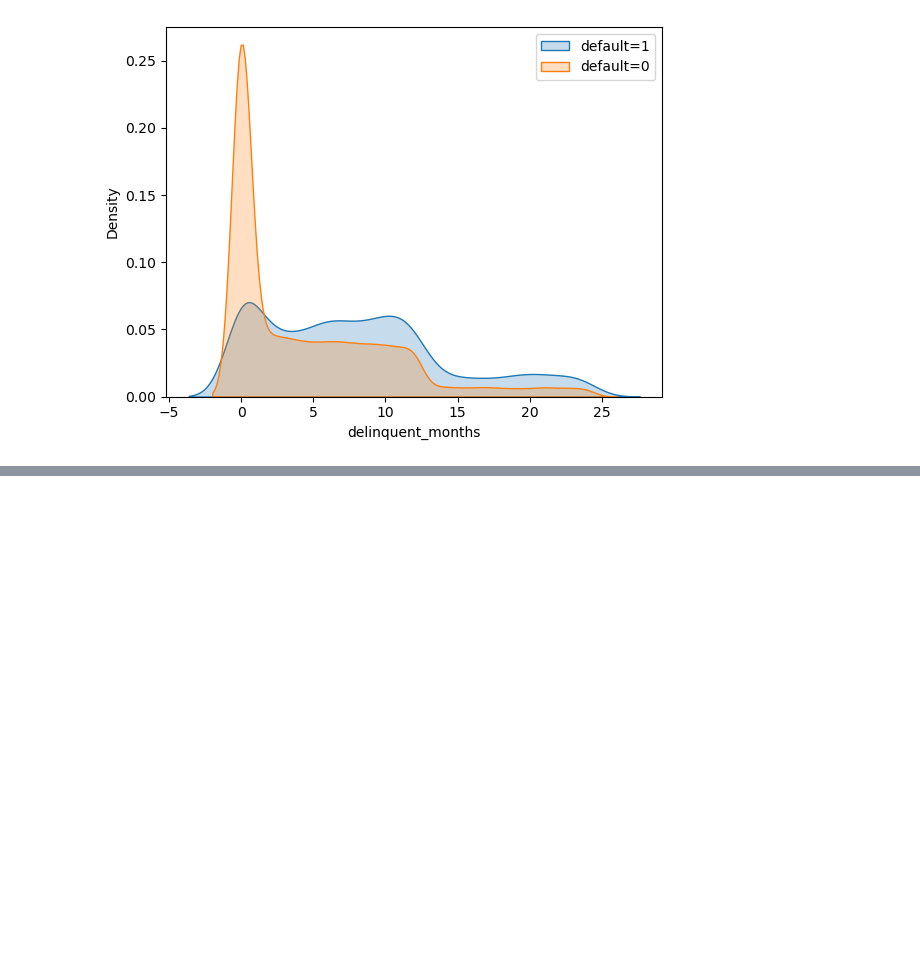
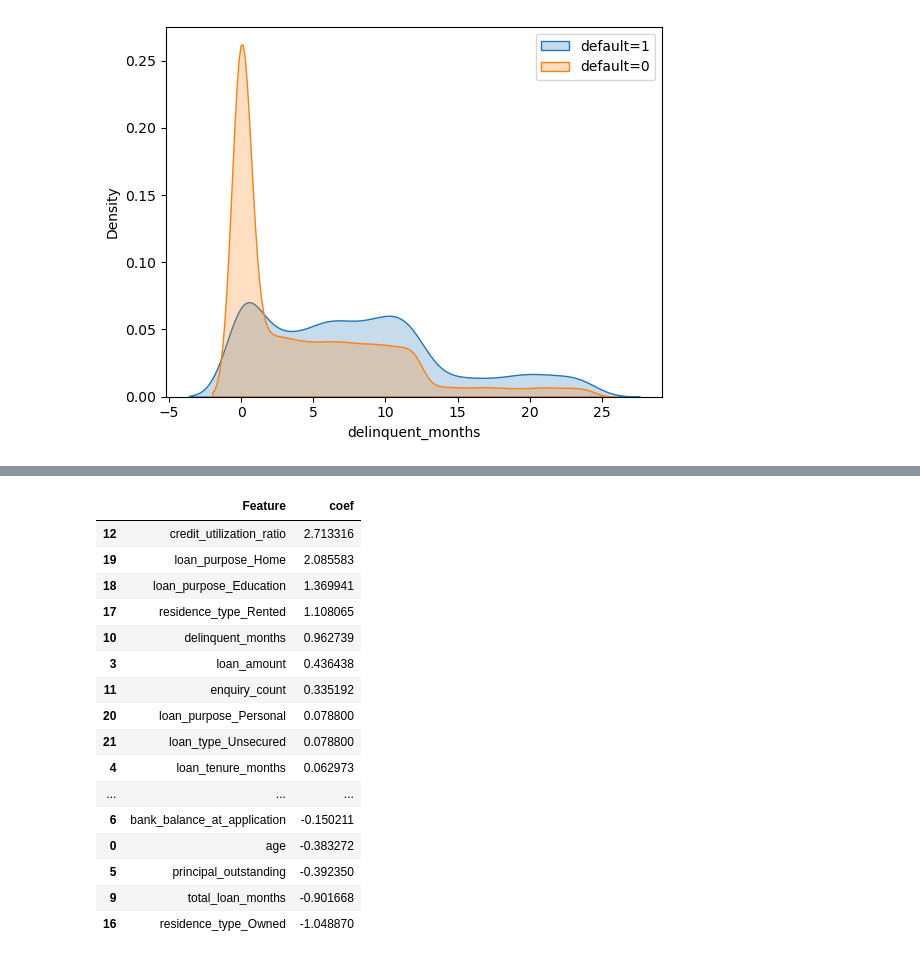
Before and after one commit to JY6299/CR_Modeling_2, a Jupyter notebook: CR_ML_Modeling.ipynb, the cells around one changed output, grey strips where cells are left out. Drawn from its saved outputs; the diff is of its cells as text; code cells hidden in the pictures; blank space fills up the shorter version.

```diff
--- a/CR_ML_Modeling.ipynb
+++ b/CR_ML_Modeling.ipynb
@@ -394,0 +395,9 @@ df3.head(), df3.shape
+# %%
+## Standardize first, then encoding Feature
+
+from sklearn.preprocessing import StandardScaler
+std_lst = list(df3.select_dtypes(include=['int64','float64']))
+scaler = StandardScaler()
+df3[std_lst] = scaler.fit_transform(df3[std_lst])
+
+df3.head()
@@ -395,2 +411,7 @@ df3.head(), df3.shape
 # %%
 ## Data clean finished, Feature Engineering now, encoded char_var now
+## Those variables need to get dummy
+code_lst = ['gender', 'marital_status', 'employment_status', 'residence_type', 'loan_purpose', 'loan_type']
+
+df4 = pd.get_dummies(data=df3, columns=code_lst, dtype=int, drop_first=True)
+df4.info()
@@ -396,0 +483,25 @@ df3.head(), df3.shape
+# %%
+## Logistic Regression we can read through component effect
+coef = pd.DataFrame(
+    {'Feature': x_train.columns,
+    'coef': mod1.coef_[0]}
+)
+coef.sort_values(by='coef', ascending=False)
+# %% [output]
+|  | Feature | coef |
+| 12 | credit_utilization_ratio | 2.713316 |
+| 19 | loan_purpose_Home | 2.085583 |
+| 18 | loan_purpose_Education | 1.369941 |
+| 17 | residence_type_Rented | 1.108065 |
+| 10 | delinquent_months | 0.962739 |
+| 3 | loan_amount | 0.436438 |
+| 11 | enquiry_count | 0.335192 |
+| 20 | loan_purpose_Personal | 0.078800 |
+| 21 | loan_type_Unsecured | 0.078800 |
+| 4 | loan_tenure_months | 0.062973 |
+| ... | ... | ... |
+| 6 | bank_balance_at_application | -0.150211 |
+| 0 | age | -0.383272 |
+| 5 | principal_outstanding | -0.392350 |
+| 9 | total_loan_months | -0.901668 |
+| 16 | residence_type_Owned | -1.048870 |
```
Also changed, not shown: parts of 8 cells of this notebook.
